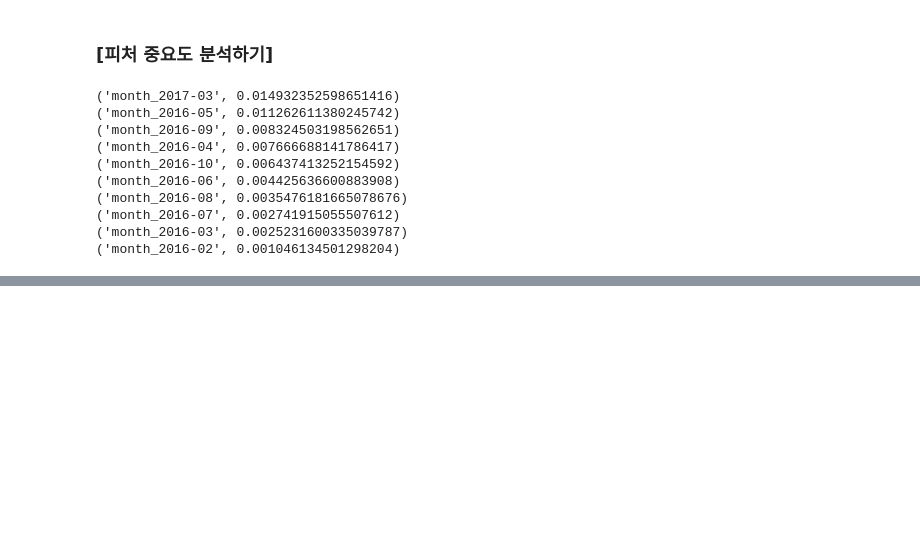
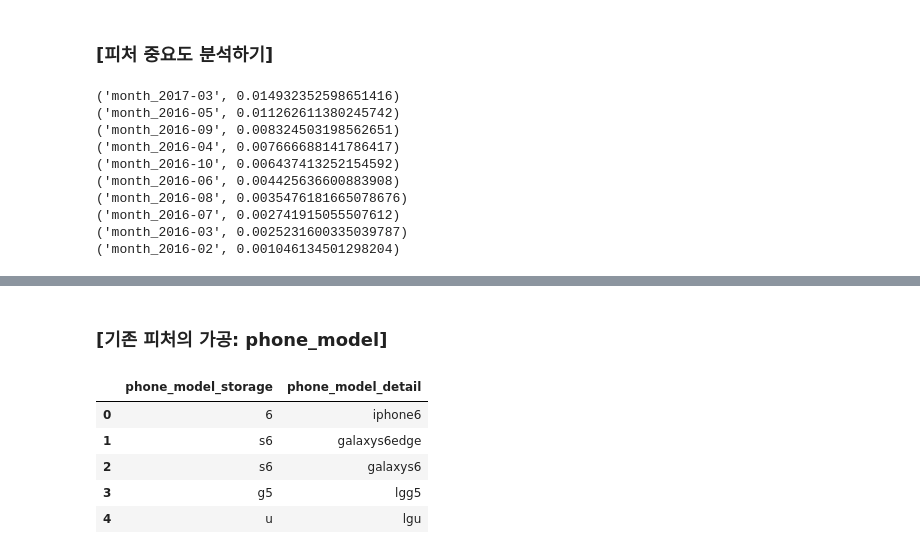
Before and after one commit to wikwanggy/Data.python, a Jupyter notebook: ipynb/ch05-1.ipynb, the cells around one changed output, grey strips where cells are left out. Saved outputs shown, nothing was run; the diff lists cells and outputs as text; code cells hidden in the pictures; blank space fills up the shorter version.

```diff
--- a/ipynb/ch05-1.ipynb
+++ b/ipynb/ch05-1.ipynb
@@ -259,0 +269,17 @@ KeyError: "['create_time_score'] not in index"
+# %% [markdown]
+### [기존 피처의 가공: phone_model]
+# %%
+# 기존 피처의 가공 : phone_model
+# phone_model 피처에서 저장 용량(phone_model_storage) 피처를 추출합니다
+df['phone_model_storage'] = df['phone_model'].apply(lambda x: x.split(" ")[1])
+
+# phone_model 피처에서 기종 세부명(phone_model_detail) 피처를 추출합니다.
+df['phone_model_detail'] = df['phone_model'].apply(lambda x: ''.join(x.split(" ")[:-1]))
+df[['phone_model_storage','phone_model_detail']].head()
+# %% [output]
+|  | phone_model_storage | phone_model_detail |
+| 0 | 6 | iphone6 |
+| 1 | s6 | galaxys6edge |
+| 2 | s6 | galaxys6 |
+| 3 | g5 | lgg5 |
+| 4 | u | lgu |
```
Also changed, not shown: parts of 5 cells of this notebook, 2 other files.
